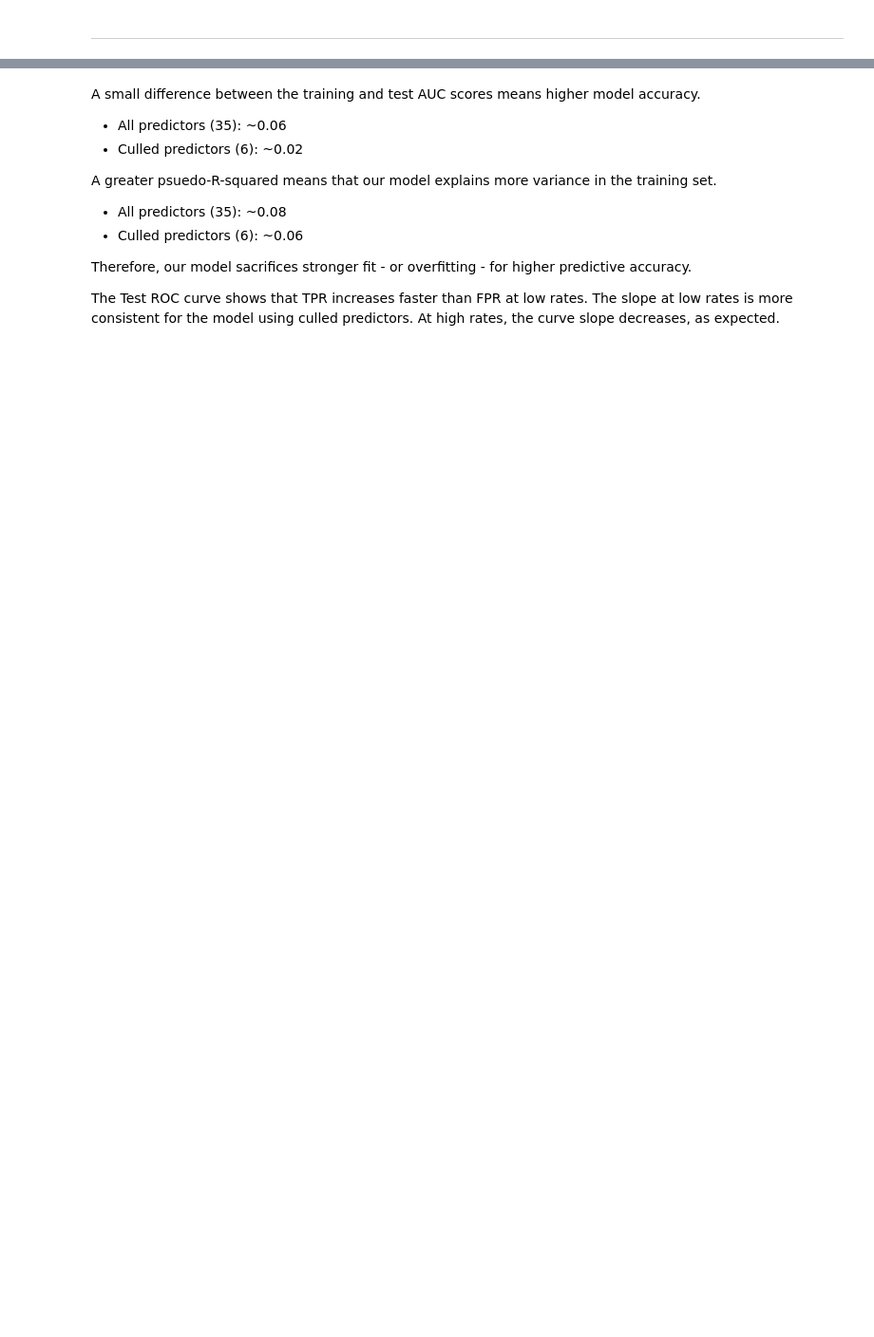
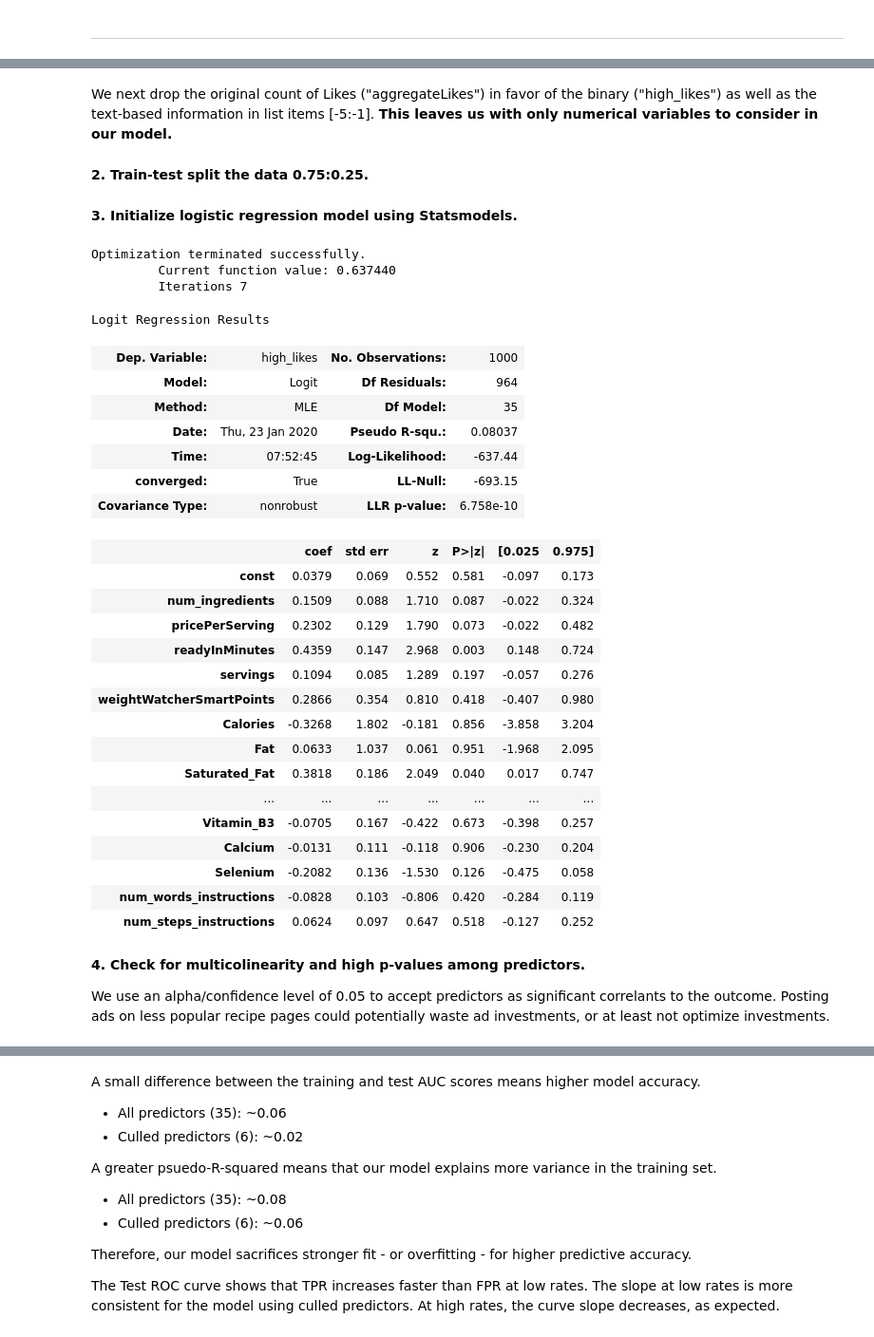
Before and after one commit to alexwcheng/recipe-webpage-ads, a Jupyter notebook: Logistic_Regression_Final/Logistic Regression Modeling.ipynb, the cells around one changed output, grey strips where cells are left out. Shown at 95% size. Cells and saved outputs as stored; diff of their text form; code cells hidden in the pictures; blank space fills up the shorter version.

Commit message:
completed technical nb except results and conclusion

```diff
--- a/Logistic_Regression_Final/Logistic Regression Modeling.ipynb
+++ b/Logistic_Regression_Final/Logistic Regression Modeling.ipynb
@@ -124,0 +85,51 @@ list(zip(x_variables_3, vif))
+# %% [markdown]
+We next drop the original count of Likes ("aggregateLikes") in favor of the binary ("high_likes") as well as the text-based information in list items [-5:-1]. **This leaves us with only numerical variables to consider in our model.**
+# %%
+# Call list of numerical independent variables by column names
+x_variables_1 = numerical_variables
+# %% [markdown]
+**2. Train-test split the data 0.75:0.25.**
+# %%
+y = df_ss.high_likes
+X = df_ss[x_variables_1]
+
+X_train, X_test, y_train, y_test = train_test_split(X, y, random_state=2020, stratify = y)
+# %% [markdown]
+**3. Initialize logistic regression model using Statsmodels.**
+# %%
+X_const = sm.add_constant(X)
+model = sm.Logit(y, X_const)
+results = model.fit()
+results.summary()
+# %% [output]
+Optimization terminated successfully.
+         Current function value: 0.637440
+         Iterations 7
+Logit Regression Results
+| Dep. Variable: | high_likes | No. Observations: | 1000 |
+| Model: | Logit | Df Residuals: | 964 |
+| Method: | MLE | Df Model: | 35 |
+| Date: | Thu, 23 Jan 2020 | Pseudo R-squ.: | 0.08037 |
+| Time: | 07:52:45 | Log-Likelihood: | -637.44 |
+| converged: | True | LL-Null: | -693.15 |
+| Covariance Type: | nonrobust | LLR p-value: | 6.758e-10 |
+|  | coef | std err | z | P>|z| | [0.025 | 0.975] |
+| const | 0.0379 | 0.069 | 0.552 | 0.581 | -0.097 | 0.173 |
+| num_ingredients | 0.1509 | 0.088 | 1.710 | 0.087 | -0.022 | 0.324 |
+| pricePerServing | 0.2302 | 0.129 | 1.790 | 0.073 | -0.022 | 0.482 |
+| readyInMinutes | 0.4359 | 0.147 | 2.968 | 0.003 | 0.148 | 0.724 |
+| servings | 0.1094 | 0.085 | 1.289 | 0.197 | -0.057 | 0.276 |
+| weightWatcherSmartPoints | 0.2866 | 0.354 | 0.810 | 0.418 | -0.407 | 0.980 |
+| Calories | -0.3268 | 1.802 | -0.181 | 0.856 | -3.858 | 3.204 |
+| Fat | 0.0633 | 1.037 | 0.061 | 0.951 | -1.968 | 2.095 |
+| Saturated_Fat | 0.3818 | 0.186 | 2.049 | 0.040 | 0.017 | 0.747 |
+| ... | ... | ... | ... | ... | ... | ... |
+| Vitamin_B3 | -0.0705 | 0.167 | -0.422 | 0.673 | -0.398 | 0.257 |
+| Calcium | -0.0131 | 0.111 | -0.118 | 0.906 | -0.230 | 0.204 |
+| Selenium | -0.2082 | 0.136 | -1.530 | 0.126 | -0.475 | 0.058 |
+| num_words_instructions | -0.0828 | 0.103 | -0.806 | 0.420 | -0.284 | 0.119 |
+| num_steps_instructions | 0.0624 | 0.097 | 0.647 | 0.518 | -0.127 | 0.252 |
+# %% [markdown]
+**4. Check for multicolinearity and high p-values among predictors.**
+
+We use an alpha/confidence level of 0.05 to accept predictors as significant correlants to the outcome. Posting ads on less popular recipe pages could potentially waste ad investments, or at least not optimize investments.
```
Also changed, not shown: parts of 63 cells of this notebook, 3 other files.
